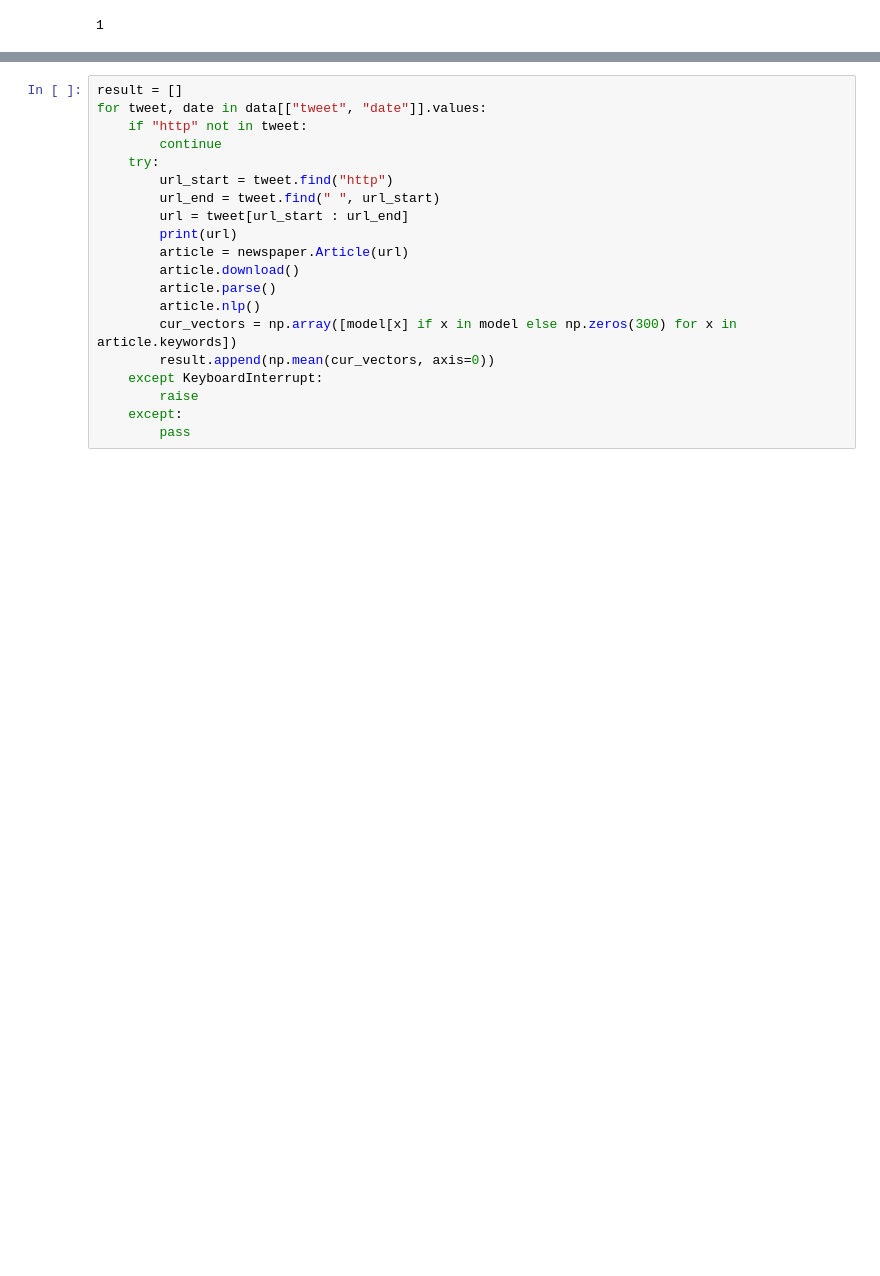
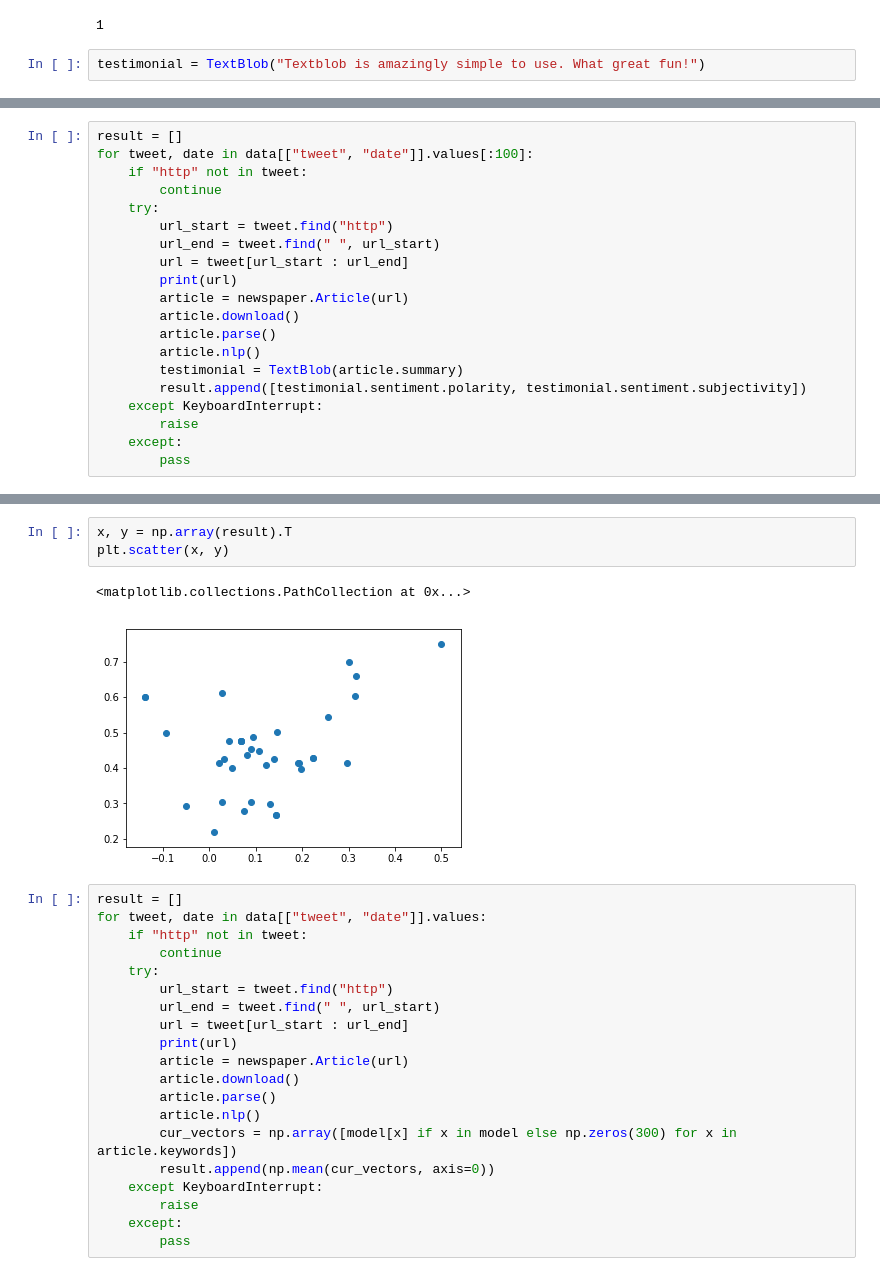
Before and after one commit to daniildmitriev/media-coverage-pandemics, a Jupyter notebook: SentimentAnalysis.ipynb, the cells around one changed output, grey strips where cells are left out. Cells and saved outputs as stored; diff of their text form; blank space fills up the shorter version.

Commit message:
add initial textblob for polarity/subjectivity analysis

```diff
--- a/SentimentAnalysis.ipynb
+++ b/SentimentAnalysis.ipynb
@@ -22,3 +24,5 @@ data = pd.read_csv("data/nytimes_covid.csv")
 "efhweuf".find("fh")
 # %% [output]
 1
+# %%
+testimonial = TextBlob("Textblob is amazingly simple to use. What great fun!")
@@ -24,0 +33,20 @@ data = pd.read_csv("data/nytimes_covid.csv")
+# %%
+result = []
+for tweet, date in data[["tweet", "date"]].values[:100]:
+    if "http" not in tweet:
+        continue
+    try:
+        url_start = tweet.find("http")
+        url_end = tweet.find(" ", url_start)
+        url = tweet[url_start : url_end]
+        print(url)
+        article = newspaper.Article(url)
+        article.download()
+        article.parse()
+        article.nlp()
+        testimonial = TextBlob(article.summary)
+        result.append([testimonial.sentiment.polarity, testimonial.sentiment.subjectivity])
+    except KeyboardInterrupt:
+        raise
+    except:
+        pass
@@ -25,3 +72,9 @@ data = pd.read_csv("data/nytimes_covid.csv")
+# %%
+x, y = np.array(result).T
+plt.scatter(x, y)
+# %% [output]
+<matplotlib.collections.PathCollection at 0x...>
+[figure, added]
 # %%
 result = []
 for tweet, date in data[["tweet", "date"]].values:
```
Also changed, not shown: parts of 3 cells of this notebook.
